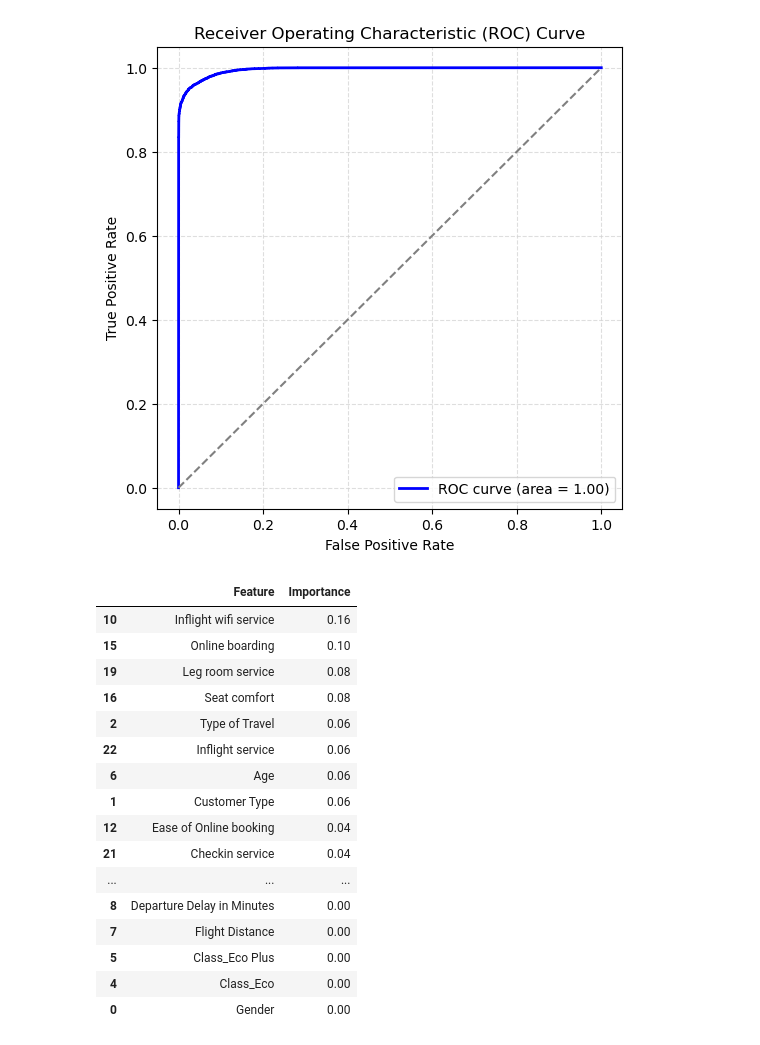
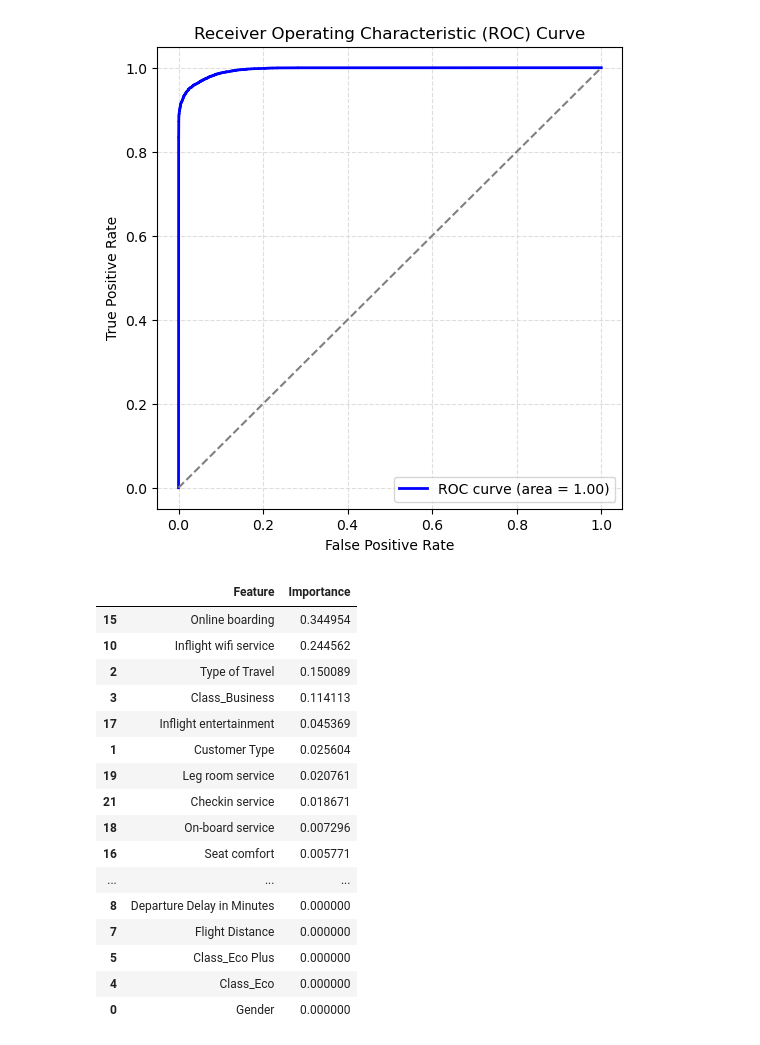
Before and after one commit to BreJyles/proj4, a Jupyter notebook: Project/data_engineering/ML_Experiment.ipynb, the cells around one changed output. Saved outputs shown, nothing was run; the diff lists cells and outputs as text; code cells hidden in the pictures.

```diff
--- a/Project/data_engineering/ML_Experiment.ipynb
+++ b/Project/data_engineering/ML_Experiment.ipynb
@@ -515,25 +515,25 @@ weighted avg       0.96      0.96      0.96     32470
 # XGB selected to be best model
 # %%
 # Feature Importance Determination
-fi = pd.DataFrame(list(zip(X.columns, ada.feature_importances_)), columns=["Feature", "Importance"])
+fi = pd.DataFrame(list(zip(X.columns, gb.feature_importances_)), columns=["Feature", "Importance"])
 fi.sort_values(by="Importance", ascending=False)
 # %% [output]
 |  | Feature | Importance |
-| 10 | Inflight wifi service | 0.16 |
-| 15 | Online boarding | 0.10 |
-| 19 | Leg room service | 0.08 |
-| 16 | Seat comfort | 0.08 |
-| 2 | Type of Travel | 0.06 |
-| 22 | Inflight service | 0.06 |
-| 6 | Age | 0.06 |
-| 1 | Customer Type | 0.06 |
-| 12 | Ease of Online booking | 0.04 |
-| 21 | Checkin service | 0.04 |
+| 15 | Online boarding | 0.344954 |
+| 10 | Inflight wifi service | 0.244562 |
+| 2 | Type of Travel | 0.150089 |
+| 3 | Class_Business | 0.114113 |
+| 17 | Inflight entertainment | 0.045369 |
+| 1 | Customer Type | 0.025604 |
+| 19 | Leg room service | 0.020761 |
+| 21 | Checkin service | 0.018671 |
+| 18 | On-board service | 0.007296 |
+| 16 | Seat comfort | 0.005771 |
 | ... | ... | ... |
-| 8 | Departure Delay in Minutes | 0.00 |
-| 7 | Flight Distance | 0.00 |
-| 5 | Class_Eco Plus | 0.00 |
-| 4 | Class_Eco | 0.00 |
-| 0 | Gender | 0.00 |
+| 8 | Departure Delay in Minutes | 0.000000 |
+| 7 | Flight Distance | 0.000000 |
+| 5 | Class_Eco Plus | 0.000000 |
+| 4 | Class_Eco | 0.000000 |
+| 0 | Gender | 0.000000 |
 # %%
 # Train the model on the entire dataset
```
Also changed, not shown: parts of 1 cell of this notebook, 13 other files.
